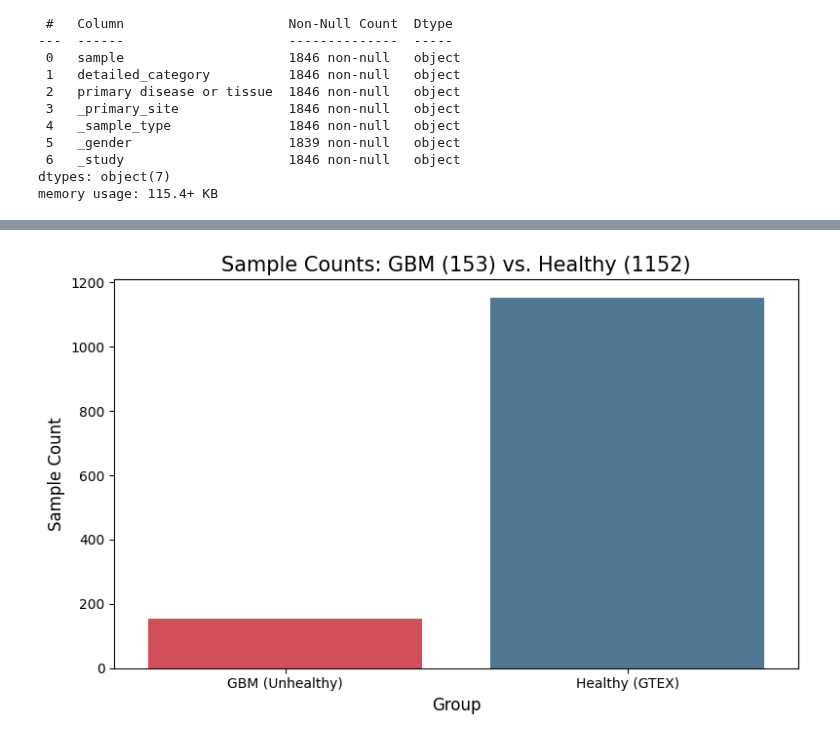
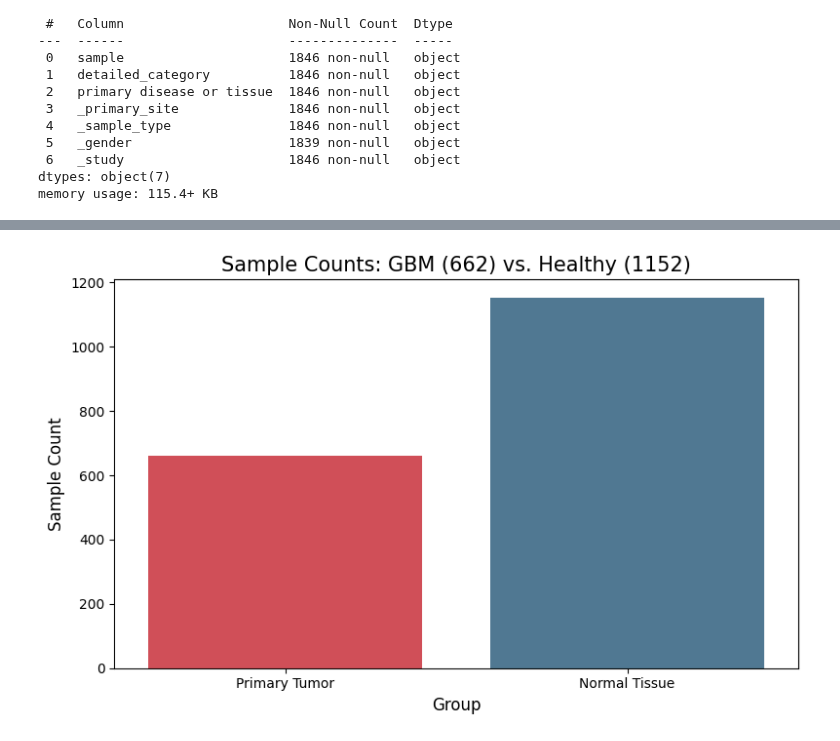
Before and after one commit to tobitotaku/ai-brain-tumor, a Jupyter notebook: preprocessing_stream_b.ipynb, the cells around one changed output, grey strips where cells are left out. Drawn from its saved outputs; the diff is of its cells as text; code cells hidden in the pictures.

```diff
--- a/preprocessing_stream_b.ipynb
+++ b/preprocessing_stream_b.ipynb
@@ -303,20 +251,20 @@ dtypes: object(7)
 memory usage: 115.4+ KB
 # %%
 # Group 1: Unhealthy (TCGA GBM Primary Tumors)
-filter_gbm = (
-    (b_xena_metadata_df['_study'] == 'TCGA') &
-    (b_xena_metadata_df['primary disease or tissue'] == 'Glioblastoma Multiforme') &
-    (b_xena_metadata_df['_sample_type'] == 'Primary Tumor')
+filter_unhealthy = (
+    # (b_xena_metadata_brain_df['_study'] == 'TCGA') &
+    # (b_xena_metadata_brain_df['primary disease or tissue'] == 'Glioblastoma Multiforme') &
+    (b_xena_metadata_brain_df['_sample_type'] == 'Primary Tumor')
 )
-b_gbm_metadata = b_xena_metadata_df[filter_gbm]
+b_gbm_metadata = b_xena_metadata_brain_df[filter_unhealthy]
 
 # Group 2: Healthy (GTEX Healthy Brain)
-filter_gtex = (
-    (b_xena_metadata_df['_study'] == 'GTEX') &
-    (b_xena_metadata_df['_primary_site'].str.startswith('Brain', na=False)) &
-    (b_xena_metadata_df['_sample_type'] == 'Normal Tissue')
+filter_healthy = (
+    # (b_xena_metadata_brain_df['_study'] == 'GTEX') &
+    # (b_xena_metadata_brain_df['_primary_site'].str.startswith('Brain', na=False)) &
+    (b_xena_metadata_brain_df['_sample_type'] == 'Normal Tissue')
 )
-b_gtex_metadata = b_xena_metadata_df[filter_gtex]
+b_gtex_metadata = b_xena_metadata_brain_df[filter_healthy]
 
 print(f"Created Unhealthy (GBM) group with {len(b_gbm_metadata)} samples.")
 print(f"Created Healthy (GTEX) group with {len(b_gtex_metadata)} samples.")
@@ -326,39 +304,27 @@ Created Healthy (GTEX) group with 1152 samples.
 # %%
-# --- 2. Create a combined DataFrame for plotting ---
-
-    # We use .copy() to avoid a SettingWithCopyWarning
-b_gbm_plot_df = b_gbm_metadata.copy()
-b_gbm_plot_df['label'] = 'GBM (Unhealthy)'
-
-b_gtex_plot_df = b_gtex_metadata.copy()
-b_gtex_plot_df['label'] = 'Healthy (GTEX)'
-
-# Concatenate them
-b_combined_metadata = pd.concat([b_gbm_plot_df, b_gtex_plot_df])
-
 # --- 3. Create the single plot ---
 
 plt.figure(figsize=(8, 5))
 
-num_gbm = len(b_gbm_plot_df)
-num_gtex = len(b_gtex_plot_df)
+num_gbm = len(b_combined_metadata[b_combined_metadata['_sample_type']=='Primary Tumor'])
+num_gtex = len(b_combined_metadata[b_combined_metadata['_sample_type']=='Normal Tissue'])
 plot_title = f'Sample Counts: GBM ({num_gbm}) vs. Healthy ({num_gtex})'
 
 sns.countplot(
-    x='label', # Use x-axis for a vertical bar chart
+    x='_sample_type', # Use x-axis for a vertical bar chart
     data=b_combined_metadata,
-    hue='label', # Use hue to get colors
+    hue='_sample_type', # Use hue to get colors
     legend=False,
     palette=['#E63946', '#457B9D'] # Red for unhealthy, Blue for healthy
 )
 
 plt.title(plot_title, fontsize=15)
 plt.xlabel('Group', fontsize=12)
 plt.ylabel('Sample Count', fontsize=12)
 plt.tight_layout()
 plt.show()
 # %% [output]
-[figure, old version]
+[figure, new version]
 # %%
 # --- 1. Combine Metadata & Get Final Sample List ---
 # We already created b_gbm_metadata and b_gtex_metadata in the last step
```
Also changed, not shown: parts of 16 cells of this notebook, 1 other file.
